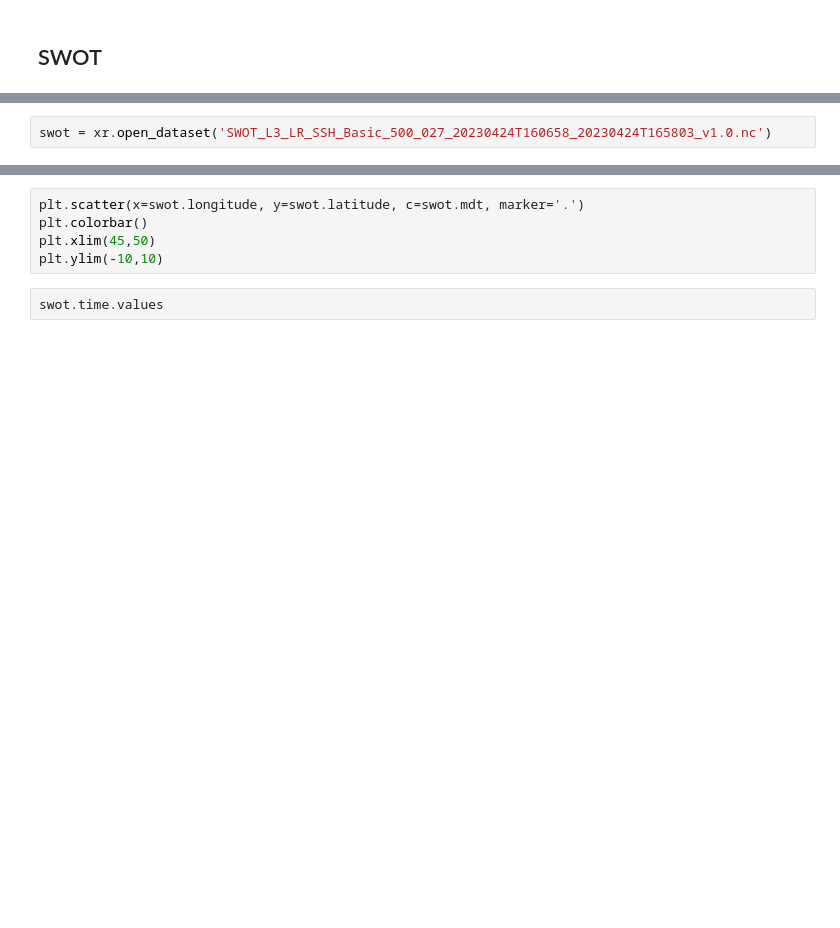
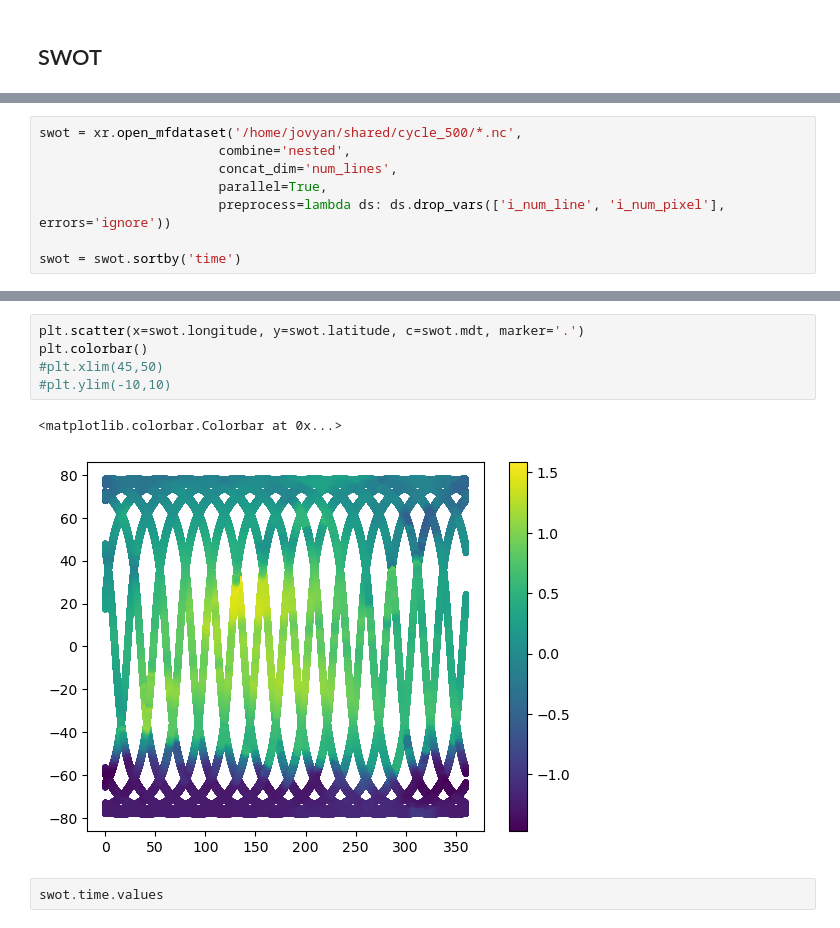
Before and after one commit to oceanhackweek/ohw24_proj_upSSH_us, a Jupyter notebook: contributor_folders/team_member_1/test0.ipynb, the cells around one changed output, grey strips where cells are left out. Drawn from its saved outputs; the diff is of its cells as text; blank space fills up the shorter version.

Commit message:
update swot

```diff
--- a/contributor_folders/team_member_1/test0.ipynb
+++ b/contributor_folders/team_member_1/test0.ipynb
@@ -177,5 +199,11 @@ cbar = fig.colorbar(c1, ax=[ax1, ax2], location='right', shrink=0.7)
 # %%
-swot = xr.open_dataset('SWOT_L3_LR_SSH_Basic_500_027_20230424T160658_20230424T165803_v1.0.nc')
+swot = xr.open_mfdataset('/home/jovyan/shared/cycle_500/*.nc',
+                       combine='nested',
+                       concat_dim='num_lines',
+                       parallel=True,
+                       preprocess=lambda ds: ds.drop_vars(['i_num_line', 'i_num_pixel'], errors='ignore'))
+
+swot = swot.sortby('time')
 # %%
 swot
 # %% [output]
@@ -199,8 +314,11 @@ Data variables:
 # %%
 plt.scatter(x=swot.longitude, y=swot.latitude, c=swot.mdt, marker='.')
 plt.colorbar()
-plt.xlim(45,50)
-plt.ylim(-10,10)
+#plt.xlim(45,50)
+#plt.ylim(-10,10)
+# %% [output]
+<matplotlib.colorbar.Colorbar at 0x...>
+[figure, added]
 # %%
 swot.time.values
 # %%
```
Also changed, not shown: parts of 3 cells of this notebook.
